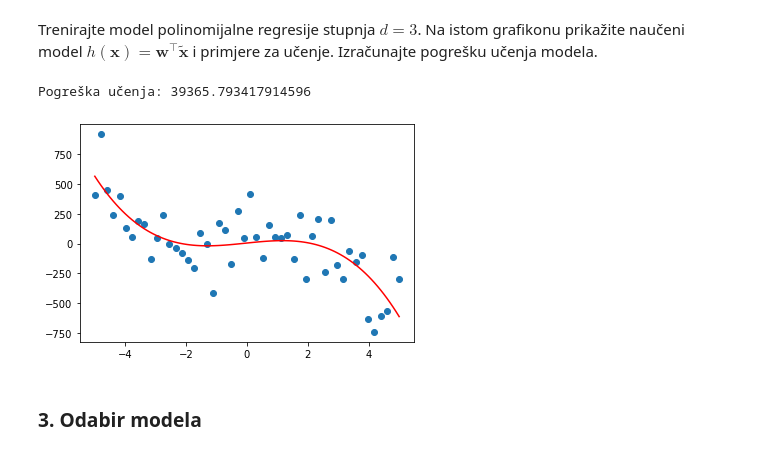
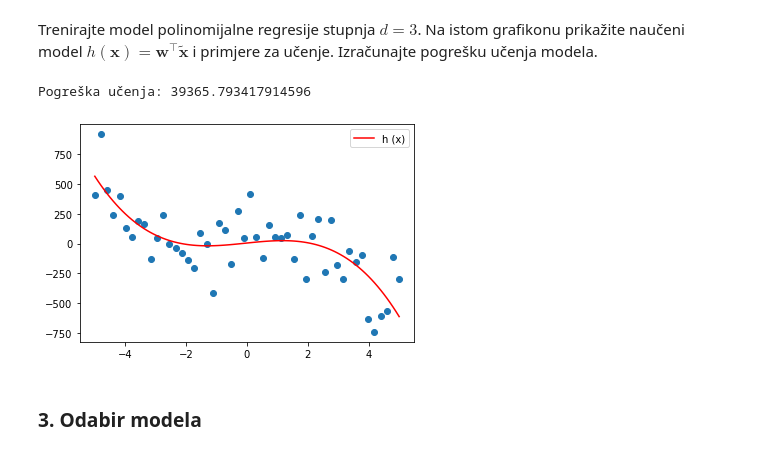
Before and after one commit to tomislavbjelcic/fer-tomislav, a Jupyter notebook: semestar_7/strojno/lab/SU1-2021-03-04-Regresija.ipynb, the cells around one changed output. Saved outputs shown, nothing was run; the diff lists cells and outputs as text; code cells hidden in the pictures.

```diff
--- a/semestar_7/strojno/lab/SU1-2021-03-04-Regresija.ipynb
+++ b/semestar_7/strojno/lab/SU1-2021-03-04-Regresija.ipynb
@@ -191,26 +191,27 @@ Trenirajte model polinomijalne regresije stupnja $d=3$. Na istom grafikonu prika
 # %%
 # Vaš kôd ovdje
 poly_feat_deg3 = PolynomialFeatures(degree=3, include_bias=False)
 phi_poly = poly_feat_deg3.fit_transform(D_unlabeled)
 poly_regression = LinearRegression()
 poly_regression.fit(phi_poly, y_gen)
 # linearan model
 def h(x, model):
     return model.predict(x)
 x1_h = make_instances(-5,5,100) #tocke za potrebe plotanje hipoteze
 x1_h_flattened = x1_h.flatten() #potrebno za plotanje jer treba nam 1D polje
 x_h = PolynomialFeatures(degree=3, include_bias=False).fit_transform(x1_h) #iste tocke samo transformirane u polinomne znacajke
 
 y_h = h(x_h, poly_regression)
-plt.plot(x1_h_flattened, y_h, "r")
+plt.plot(x1_h_flattened, y_h, c="r", label="h (x)")
+plt.legend(loc="best")
 
 plt.scatter(D_unlabeled, y_gen)
 
 y_pred = poly_regression.predict(phi_poly)
 print("Pogreška učenja: {}".format(mean_squared_error(y_gen, y_pred)))
 # %% [output]
 Pogreška učenja: 39365.793417914596
-[figure, old version]
+[figure, new version]
 # %% [markdown]
 ### 3. Odabir modela
 # %% [markdown]
```
Also changed, not shown: parts of 4 cells of this notebook.
